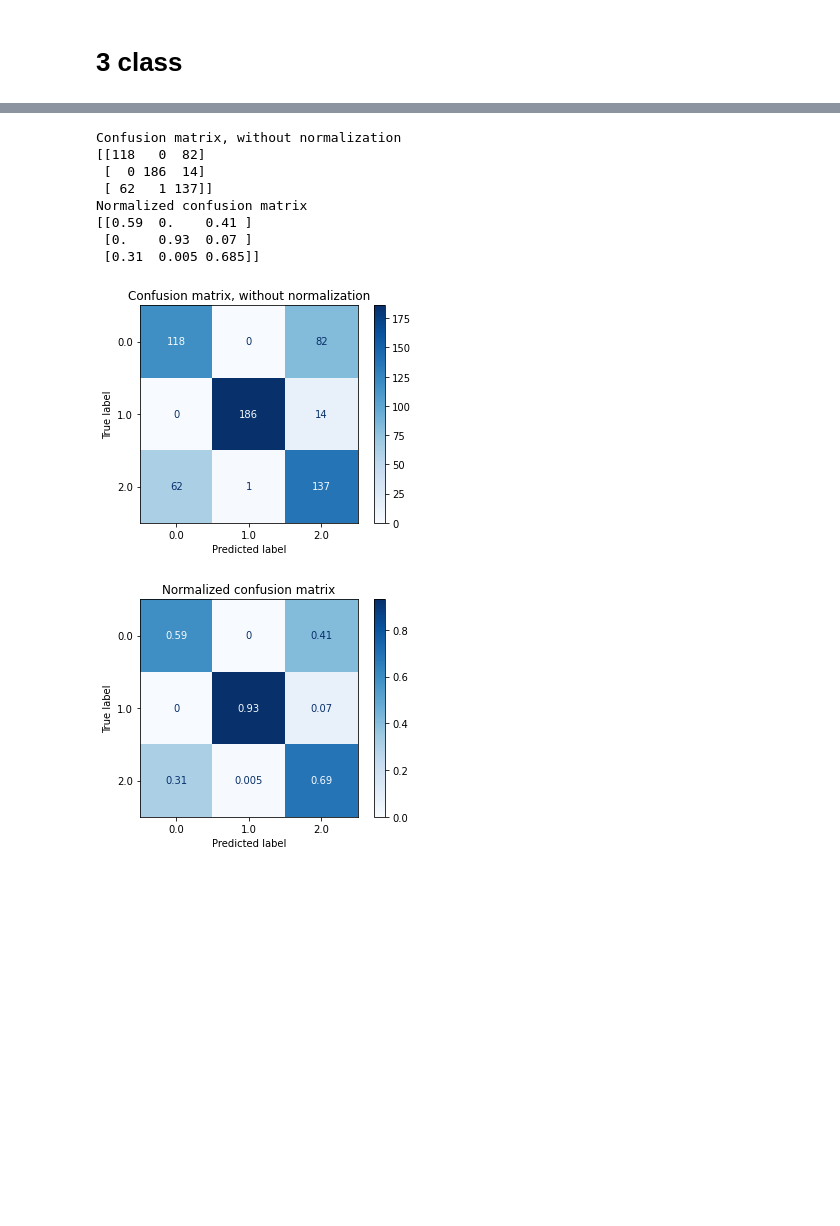
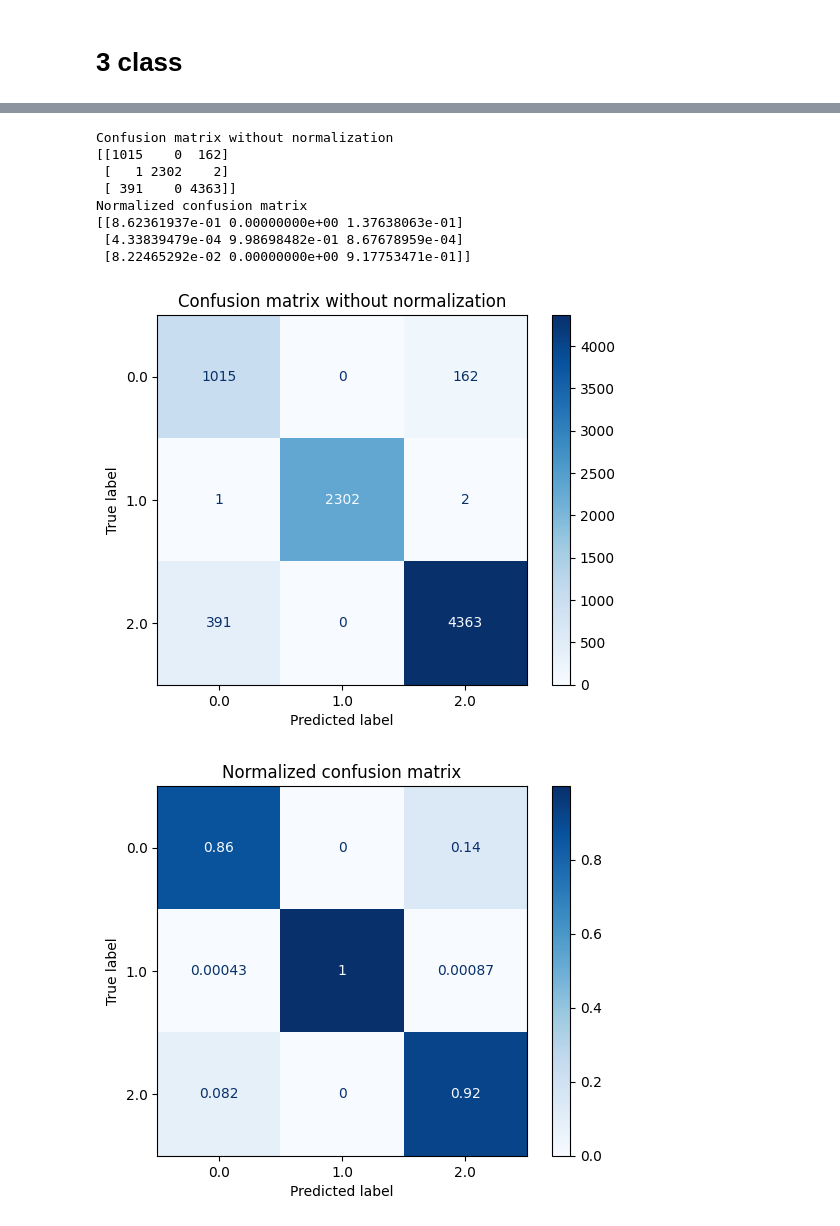
Before and after one commit to g0bel1n/fast_shapelets, a Jupyter notebook: notebooks/experiments_lucas.ipynb, the cells around one changed output, grey strips where cells are left out. Saved outputs shown, nothing was run; the diff lists cells and outputs as text; code cells hidden in the pictures; blank space fills up the shorter version.

```diff
--- a/notebooks/experiments_lucas.ipynb
+++ b/notebooks/experiments_lucas.ipynb
@@ -213,3 +245,6 @@ Computing shapelet 1/1
+# %%
+with open('shap_stab_450_bin.pkl', 'wb') as f :
+    pickle.dump({i:Shapelet(value=sh) for i,sh in enumerate(shaps)}, f)
 # %% [markdown]
 # 3 class
 # %%
@@ -218,7 +253,7 @@ test_tern_indices = test_bin_indices + (y_test==2)
 X_train_tern, y_train_tern = X_train[train_tern_indices], y_train[train_tern_indices]
 X_test_tern, y_test_tern = X_test[test_tern_indices], y_test[test_tern_indices]
 # %%
-fs = FastShapelets(shapelet_lengths = shapelets_len, cardinality=4, dimensionality=16, r=10)
+fs = FastShapelets(shapelet_lengths = shapelets_len, cardinality=4, dimensionality=16, r=10, n_jobs=1)
 # %%
 fs.fit(X_train_tern,y_train_tern)
 # %% [output]
@@ -229,3 +273,10 @@ Computing shapelet 1/10
+# %%
+import pickle
+with open('shap_100_600_50_tern.pkl', 'wb') as f :
+    pickle.dump(fs.get_shapelets(), f)
+# %%
+with open('shap_100_600_50_tern.pkl', 'rb') as f :
+    fs.fit(shapelets = pickle.load(f))
 # %%
 train_shap_tern = fs.transform(X_train_tern)
 test_shap_tern = fs.transform(X_test_tern)
@@ -257,35 +306,35 @@ tree.plot_tree(Dtree)
 # %%
 from sklearn.metrics import ConfusionMatrixDisplay
 
 # Plot non-normalized confusion matrix
 titles_options = [
-    ("Confusion matrix, without normalization", None),
+    ("Confusion matrix without normalization", None),
     ("Normalized confusion matrix", "true"),
 ]
 for title, normalize in titles_options:
     disp = ConfusionMatrixDisplay.from_estimator(
         knn,
-        test_shap,
+        test_shap_tern,
         y_test_tern,
         cmap=plt.cm.Blues,
         normalize=normalize,
     )
     disp.ax_.set_title(title)
 
     print(title)
     print(disp.confusion_matrix)
-
+    plt.savefig("_".join(title.split()[:2])+".png")
 plt.show()
 # %% [output]
-Confusion matrix, without normalization
-[[118   0  82]
- [  0 186  14]
- [ 62   1 137]]
+Confusion matrix without normalization
+[[1015    0  162]
+ [   1 2302    2]
+ [ 391    0 4363]]
 Normalized confusion matrix
-[[0.59  0.    0.41 ]
- [0.    0.93  0.07 ]
- [0.31  0.005 0.685]]
+[[8.62361937e-01 0.00000000e+00 1.37638063e-01]
+ [4.33839479e-04 9.98698482e-01 8.67678959e-04]
+ [8.22465292e-02 0.00000000e+00 9.17753471e-01]]
-[figure, old version]
+[figure, new version]
-[figure, old version]
+[figure, new version]
 # %%
 for i,k in enumerate(fs.shapelets.keys()):
```
Also changed, not shown: parts of 19 cells of this notebook, 5 other files.
